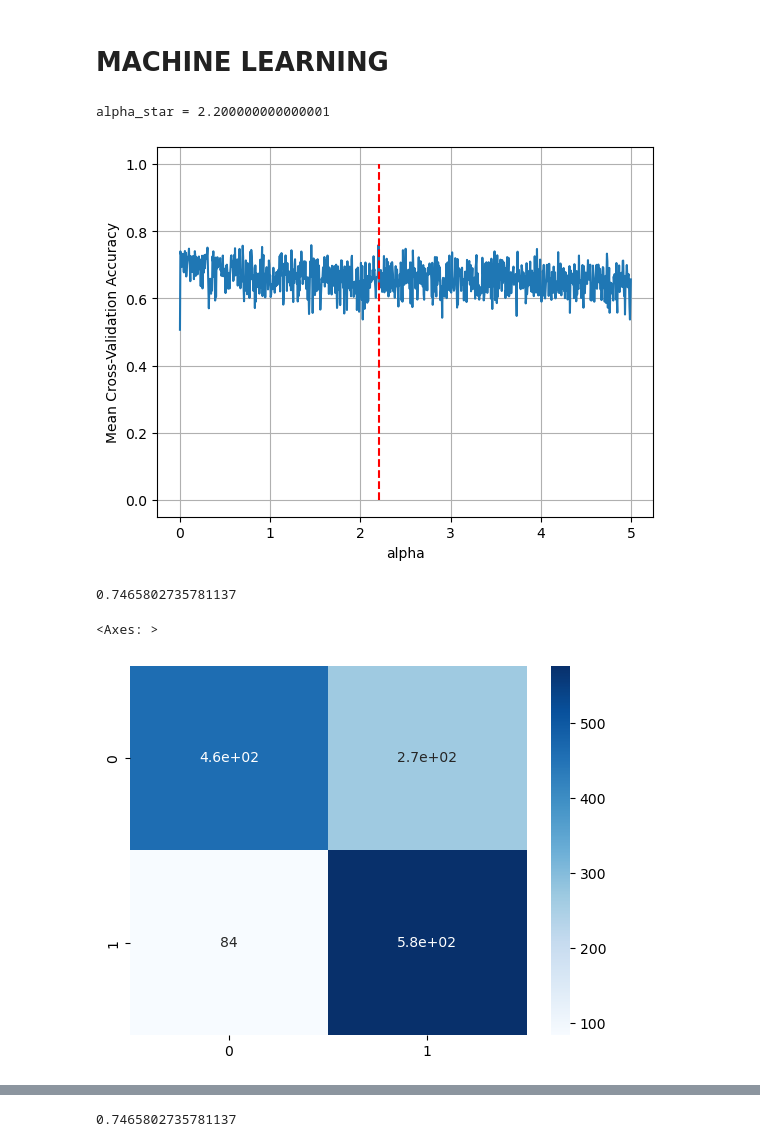
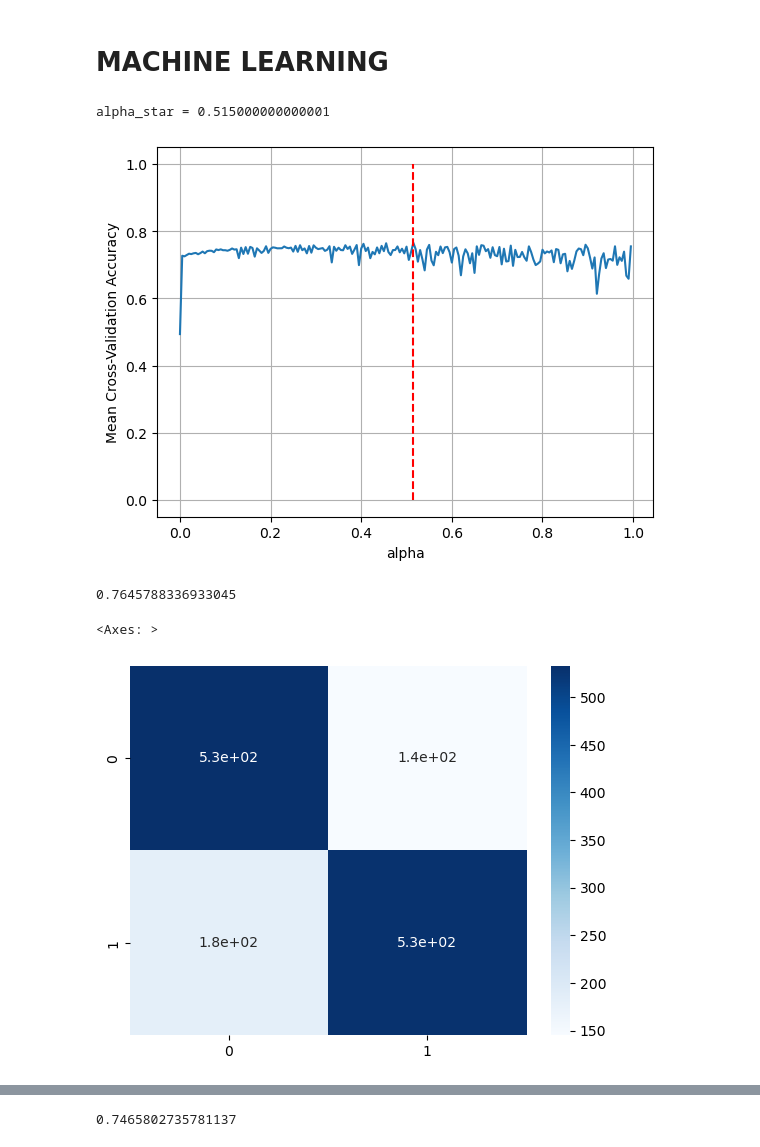
Before and after one commit to gonzagrau/epilepsy_detection, a Jupyter notebook: extract_features_all_lukitest.ipynb, the cells around one changed output, grey strips where cells are left out. Cells and saved outputs as stored; diff of their text form; code cells hidden in the pictures.

```diff
--- a/extract_features_all_lukitest.ipynb
+++ b/extract_features_all_lukitest.ipynb
@@ -131,7 +150,7 @@ segments_arr.shape
 # %%
 # Potencia
-more_pot = pot4signals(segments_arr, fs, divisor=1)
-pot_names = [f"potAbs{band.capitalize()}" for band in BANDAS.keys()]
+more_pot = pot4signals(segments_arr, fs, divisor=1, tipo="relativa")
+pot_names = [f"potRel{band.capitalize()}" for band in BANDAS.keys()]
 
 # Estadistica
 stat_data = stats_features(segments_arr)
@@ -162,7 +181,7 @@ df_fv
 # %%
 train_x, test_x, train_y, test_y = train_test_split(df_fv, labels_arr, test_size=0.2, random_state=0)
 # %%
-C = np.arange(1e-15,5,0.005) # Range of hyperparameter values 1E-15 to 1 by 0.005
+C = np.arange(1e-15,1,0.005) # Range of hyperparameter values 1E-15 to 1 by 0.005
 val_scores = np.zeros((len(C),1)) # Initialize validation score for each alpha value
 
 
@@ -191,20 +210,20 @@ plt.ylabel('Mean Cross-Validation Accuracy')
 plt.grid(True)
 plt.show()
 # %% [output]
-alpha_star = 2.200000000000001
+alpha_star = 0.515000000000001
-[figure, old version]
+[figure, new version]
 # %%
 # testeamos en un modelo lineal
-linear_model = LinearSVC(dual=True,max_iter=2000)
+linear_model = LinearSVC(dual=True,max_iter=2000,C=C_star)
 linear_model.fit(train_x, train_y)
 predictions = linear_model.predict(test_x)
 print(accuracy_score(test_y, predictions))
 cm = confusion_matrix(test_y, predictions)
 sns.heatmap(cm, cmap='Blues', annot=True)
 # %% [output]
-0.7465802735781137
+0.7645788336933045
 <Axes: >
-[figure, old version]
+[figure, new version]
 # %%
 # kernel
 rbf_model = SVC(kernel='rbf')
```
Also changed, not shown: parts of 9 cells of this notebook, 2 other files.
